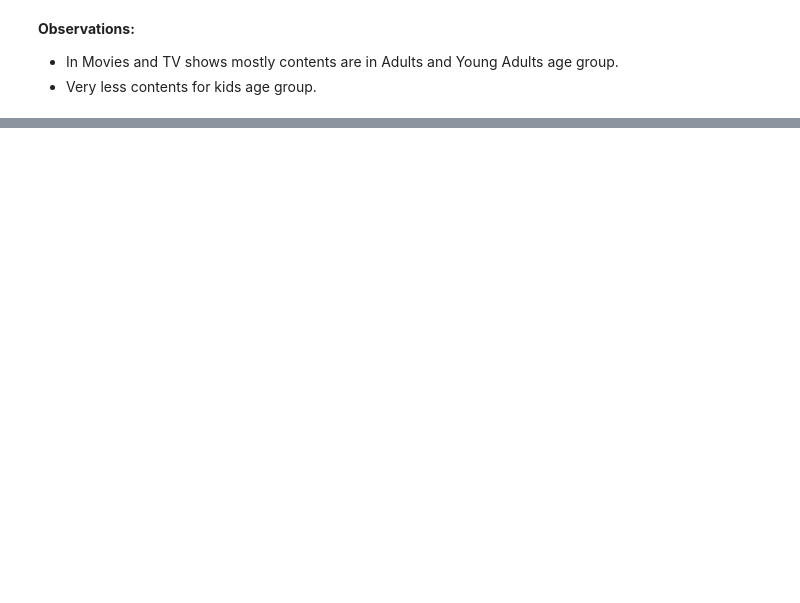
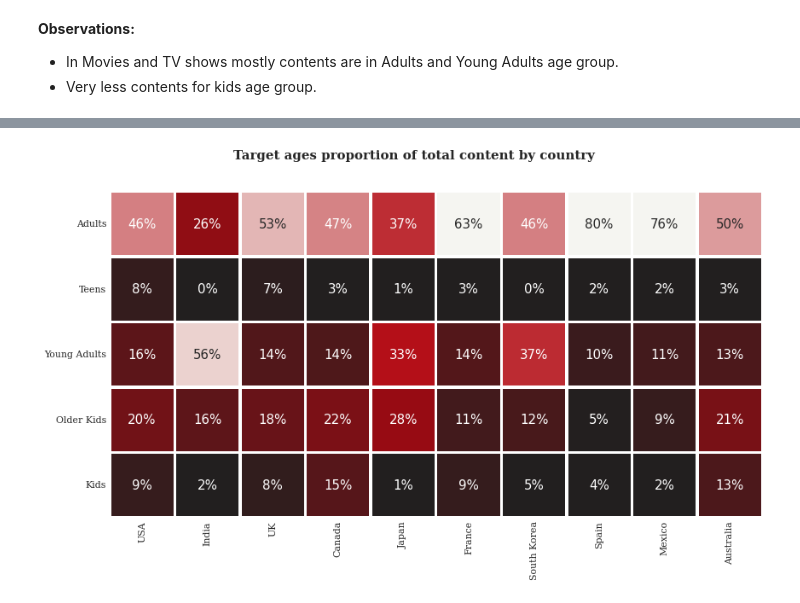
Before and after one commit to victorious07/Netflix-Movies-and-TV-Shows-Clustering, a Jupyter notebook: Netflix_Movies_And_TVShows_Clustering_CapstoneProject.ipynb, the cells around one changed output, grey strips where cells are left out. Drawn from its saved outputs; the diff is of its cells as text; code cells hidden in the pictures; blank space fills up the shorter version.

```diff
--- a/Netflix_Movies_And_TVShows_Clustering_CapstoneProject.ipynb
+++ b/Netflix_Movies_And_TVShows_Clustering_CapstoneProject.ipynb
@@ -516,0 +519,18 @@ fig2.show()
+# %%
+# Helper column for plots
+netflix_df['count'] = 1
+
+# Many productions have several countries listed - this will skew our results , we'll grab the first one mentioned
+netflix_df['first_country'] = netflix_df['country'].apply(lambda x: x.split(",")[0])
+
+# Reducing name length
+netflix_df['first_country'].replace('United States', 'USA', inplace=True)
+netflix_df['first_country'].replace('United Kingdom', 'UK',inplace=True)
+# %%
+#grouping the first country
+data = netflix_df.groupby('first_country')[['first_country','count']].sum().sort_values(by='count',ascending=False).reset_index()[:10]
+data = data['first_country']
+
+netflix_heatmap = netflix_df.loc[netflix_df['first_country'].isin(data)]
+netflix_heatmap = pd.crosstab(netflix_heatmap['first_country'], netflix_heatmap['age_group'],normalize = "index").T
+netflix_heatmap
@@ -516,0 +545,25 @@ fig2.show()
+# %%
+# Plotting the heatmap
+# Custom colour map based on Netflix palette
+cmap = matplotlib.colors.LinearSegmentedColormap.from_list("", ['#221f1f', '#b20710','#f5f5f1'])
+fig, ax = plt.subplots(1, 1, figsize=(12, 12))
+country_order2 = ['USA', 'India', 'UK', 'Canada', 'Japan', 'France', 'South Korea', 'Spain','Mexico','Australia']
+age_order = ['Adults', 'Teens', 'Young Adults', 'Older Kids', 'Kids']
+
+sns.heatmap(netflix_heatmap.loc[age_order,country_order2],cmap=cmap,square=True, linewidth=2.5,cbar=False,
+            annot=True,fmt='2.0%',vmax=.6,vmin=0.05,ax=ax,annot_kws={"fontsize":15})
+
+ax.spines['top'].set_visible(True)
+
+fig.text(.76,.765, 'Target ages proportion of total content by country', fontweight='bold', fontfamily='serif', fontsize=15,ha='right')
+
+ax.set_yticklabels(ax.get_yticklabels(), fontfamily='serif', rotation = 0, fontsize=11)
+ax.set_xticklabels(ax.get_xticklabels(), fontfamily='serif', rotation=90, fontsize=11)
+
+ax.set_ylabel('')
+ax.set_xlabel('')
+ax.tick_params(axis=u'both', which=u'both',length=0)
+plt.tight_layout()
+plt.show()
+# %% [output]
+[figure, added]
```
Also changed, not shown: parts of 18 cells of this notebook.
